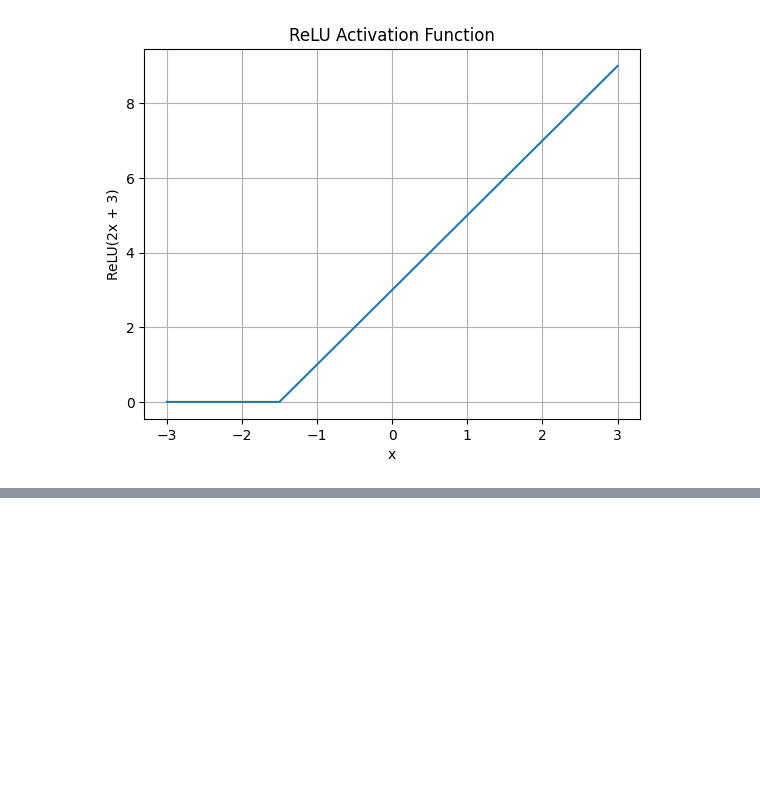
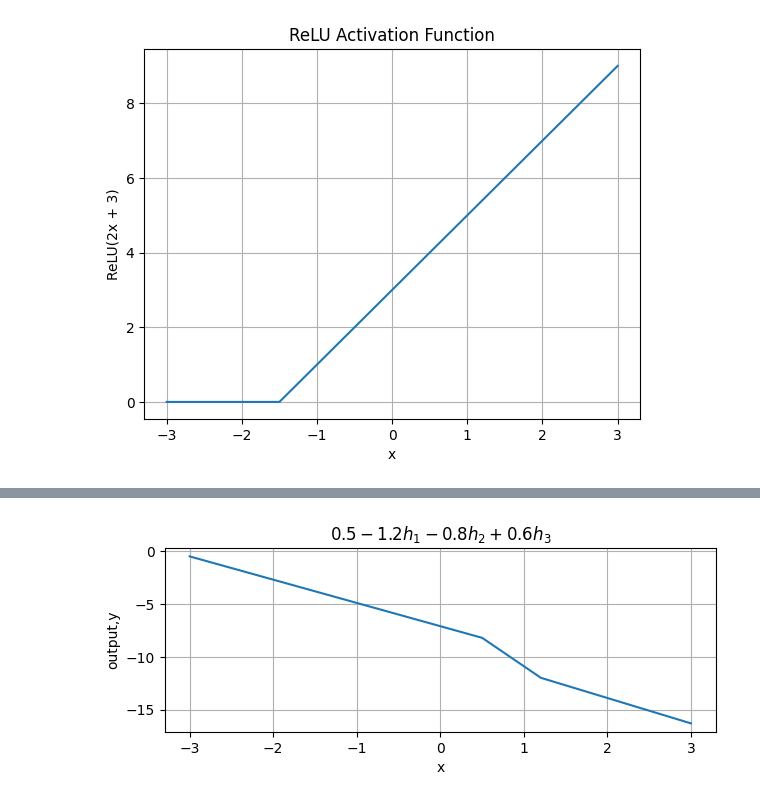
Before and after one commit to hosseinalibeiki/Deep-learning, a Jupyter notebook: relue.ipynb, the cells around one changed output, grey strips where cells are left out. Cells and saved outputs as stored; diff of their text form; code cells hidden in the pictures; blank space fills up the shorter version.

```diff
--- a/relue.ipynb
+++ b/relue.ipynb
@@ -27,0 +64,9 @@ def relu(z):
+# %%
+# Define weights for each hidden layer
+phi0 = 0.5
+phi1 = -1.2
+phi2 = -0.8
+phi3 = 0.6
+# %%
+# Sum the outputs of the three hidden layers with their respective weights
+z_sum = phi0 + phi1 * relu(z1) + phi2 * relu(z2) + phi3 * relu(z3)
@@ -27,0 +84,11 @@ def relu(z):
+# %%
+plt.subplot(2,1,2)
+plt.plot(x,z_sum)
+plt.title(r'$0.5 - 1.2 h_1 - 0.8 h_2 + 0.6 h_3$')
+plt.xlabel('x')
+plt.ylabel('output,y')
+plt.grid(True)
+plt.tight_layout()
+plt.show()
+# %% [output]
+[figure, added]
```
Also changed, not shown: parts of 11 cells of this notebook.
